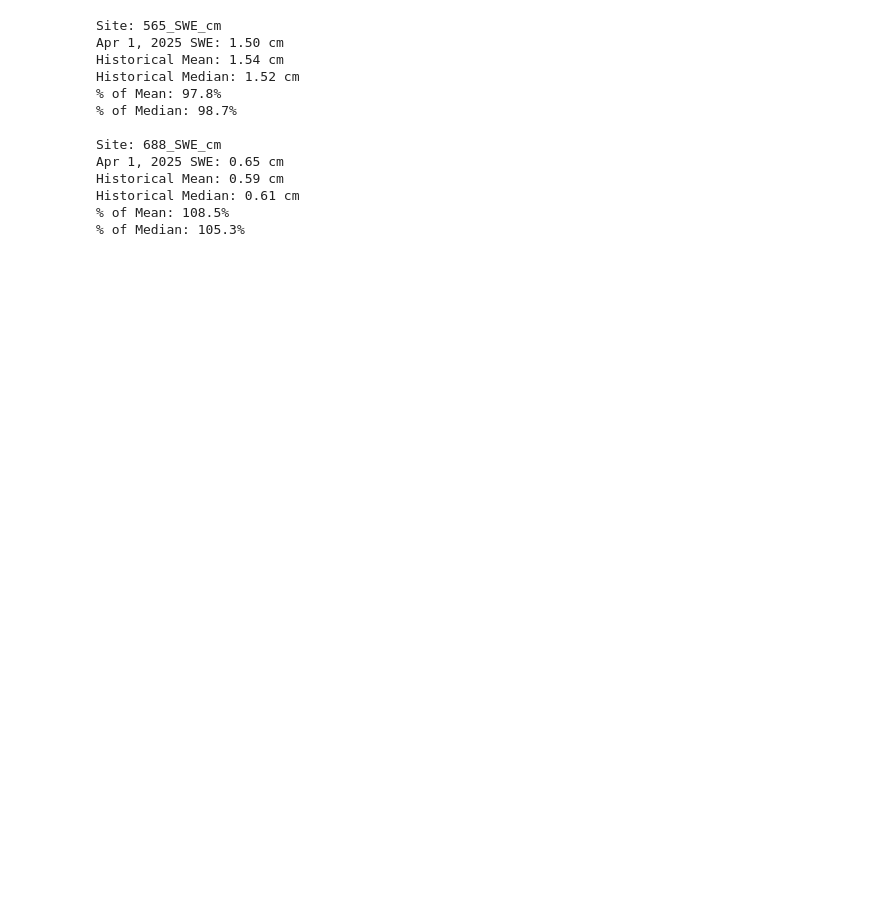
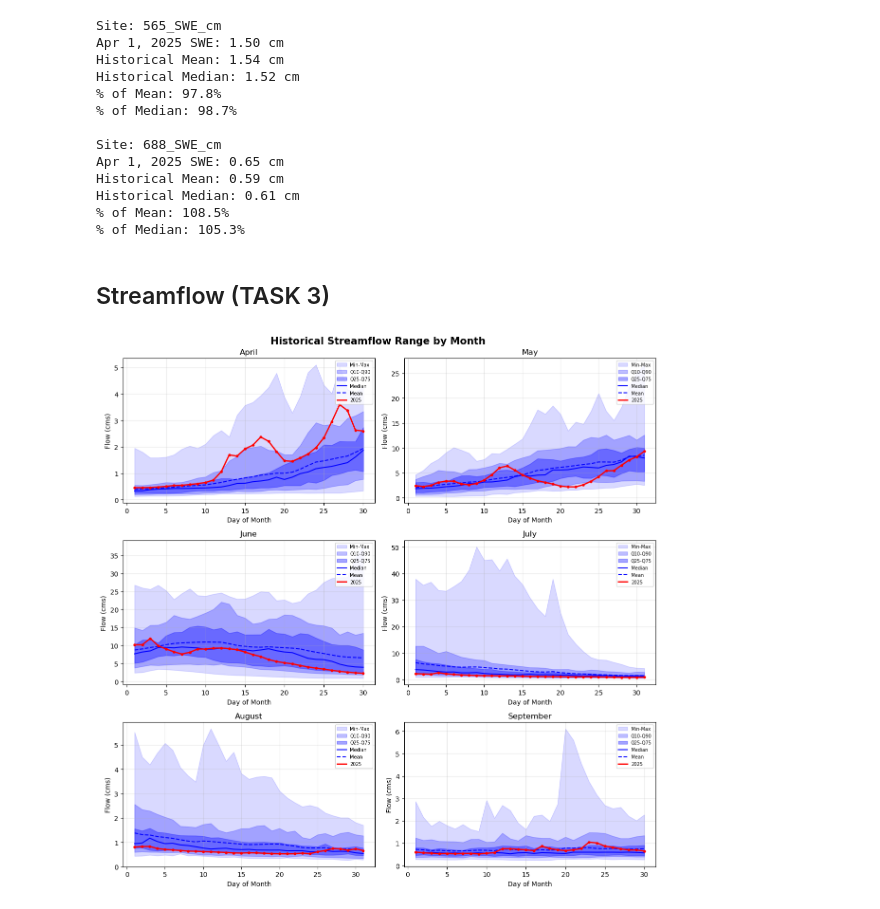
Before and after one commit to jhammond1234/Hydro-Assignment-2, a Jupyter notebook: FigureDev-Analysis.ipynb, the cells around one changed output. Cells and saved outputs as stored; diff of their text form; code cells hidden in the pictures; blank space fills up the shorter version.

```diff
--- a/FigureDev-Analysis.ipynb
+++ b/FigureDev-Analysis.ipynb
@@ -151,3 +118,70 @@ Historical Mean: 0.59 cm
 Historical Median: 0.61 cm
 % of Mean: 108.5%
 % of Median: 105.3%
+# %% [markdown]
+## Streamflow (TASK 3)
+# %%
+
+df = Hydro_DF
+
+import matplotlib.pyplot as plt
+import numpy as np
+
+def plot_streamflow_historical(df, flow_col='flow_cms', ax=None, month_num=None, month_name=None):
+
+    # Filter to the month of interest
+    month_df = df[df.index.month == month_num].copy()
+    month_df['D'] = month_df.index.day
+    month_df['Year'] = month_df.index.year
+
+    # Pivot so rows are days, columns are years
+    pivoted = month_df.pivot_table(index='D', columns='Year', values=flow_col)
+
+    # Calculate stats across years for each day
+    stats = pd.DataFrame()
+    stats['min'] = pivoted.min(axis=1)
+    stats['Q10'] = pivoted.quantile(0.10, axis=1)
+    stats['Q25'] = pivoted.quantile(0.25, axis=1)
+    stats['mean'] = pivoted.mean(axis=1)
+    stats['median'] = pivoted.median(axis=1)
+    stats['Q75'] = pivoted.quantile(0.75, axis=1)
+    stats['Q90'] = pivoted.quantile(0.90, axis=1)
+    stats['max'] = pivoted.max(axis=1)
+
+    x = stats.index  # day of month
+
+    # Plot shaded ranges
+    ax.fill_between(x, stats['min'], stats['max'], alpha=0.15, color='blue', label='Min-Max')
+    ax.fill_between(x, stats['Q10'], stats['Q90'], alpha=0.25, color='blue', label='Q10-Q90')
+    ax.fill_between(x, stats['Q25'], stats['Q75'], alpha=0.35, color='blue', label='Q25-Q75')
+    ax.plot(x, stats['median'], color='blue', linewidth=1.5, label='Median')
+    ax.plot(x, stats['mean'], color='blue', linewidth=1.5, linestyle='--', label='Mean')
+
+    # Plot 2025
+    if 2025 in pivoted.columns:
+        ax.plot(x, pivoted[2025], color='red', linewidth=2, label='2025')
+        ax.scatter(x, pivoted[2025], color='red', s=10, zorder=4)
+
+    ax.set_title(month_name, fontsize=12)
+    ax.set_ylabel('Flow (cms)')
+    ax.set_xlabel('Day of Month')
+    ax.legend(loc='upper right', fontsize=7)
+    ax.grid(alpha=0.3)
+
+# Months to plot
+months = [(4, 'April'), (5, 'May'), (6, 'June'),
+          (7, 'July'), (8, 'August'), (9, 'September')]
+
+fig, axes = plt.subplots(3, 2, figsize=(12, 12))
+axes = axes.flatten()
+
+for i, (month_num, month_name) in enumerate(months):
+    plot_streamflow_historical(df, flow_col='flow_cms', ax=axes[i],
+                                month_num=month_num, month_name=month_name)
+
+fig.suptitle('Historical Streamflow Range by Month', fontsize=15, fontweight='bold')
+plt.tight_layout()
+plt.savefig('figures/streamflow_historical_range.png', dpi=150, bbox_inches='tight')
+plt.show()
+# %% [output]
+[figure, added]
```
Also changed, not shown: parts of 5 cells of this notebook, 9 other files.
